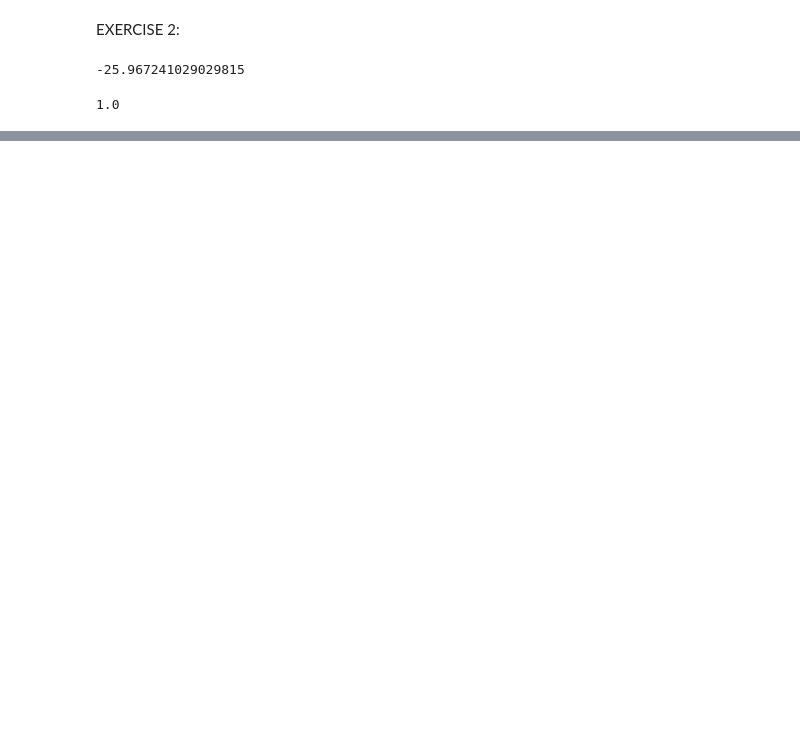
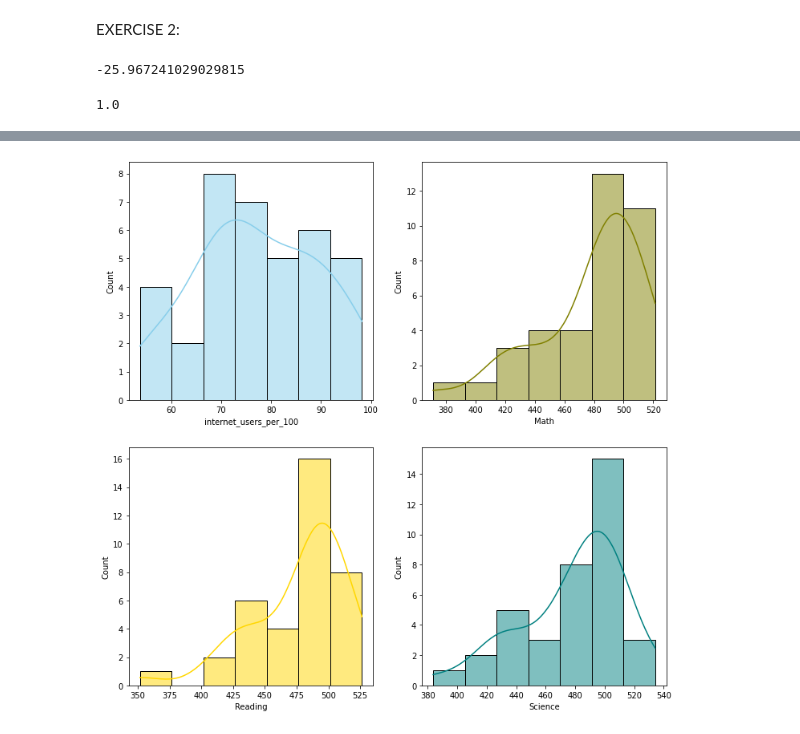
Before and after one commit to Bir01/02_DATA_SCIENCE_DATA_ANALYTICS_MODULE, a Jupyter notebook: 3- Classes_Labs/1. Stats/Stats_Assignment.ipynb, the cells around one changed output, grey strips where cells are left out. Saved outputs shown, nothing was run; the diff lists cells and outputs as text; code cells hidden in the pictures; blank space fills up the shorter version.

```diff
--- a/3- Classes_Labs/1. Stats/Stats_Assignment.ipynb
+++ b/3- Classes_Labs/1. Stats/Stats_Assignment.ipynb
@@ -121,0 +370,9 @@ p_value
+# %%
+fig, axs = plt.subplots(2, 2, figsize=(12, 12))
+
+sns.histplot(data=dfEU, x="internet_users_per_100", kde=True, color="skyblue", ax=axs[0, 0])
+sns.histplot(data=dfEU, x="Math", kde=True, color="olive", ax=axs[0, 1])
+sns.histplot(data=dfEU, x="Reading", kde=True, color="gold", ax=axs[1, 0])
+sns.histplot(data=dfEU, x="Science", kde=True, color="teal", ax=axs[1, 1]);
+# %% [output]
+[figure, added]
```
Also changed, not shown: parts of 93 cells of this notebook.
